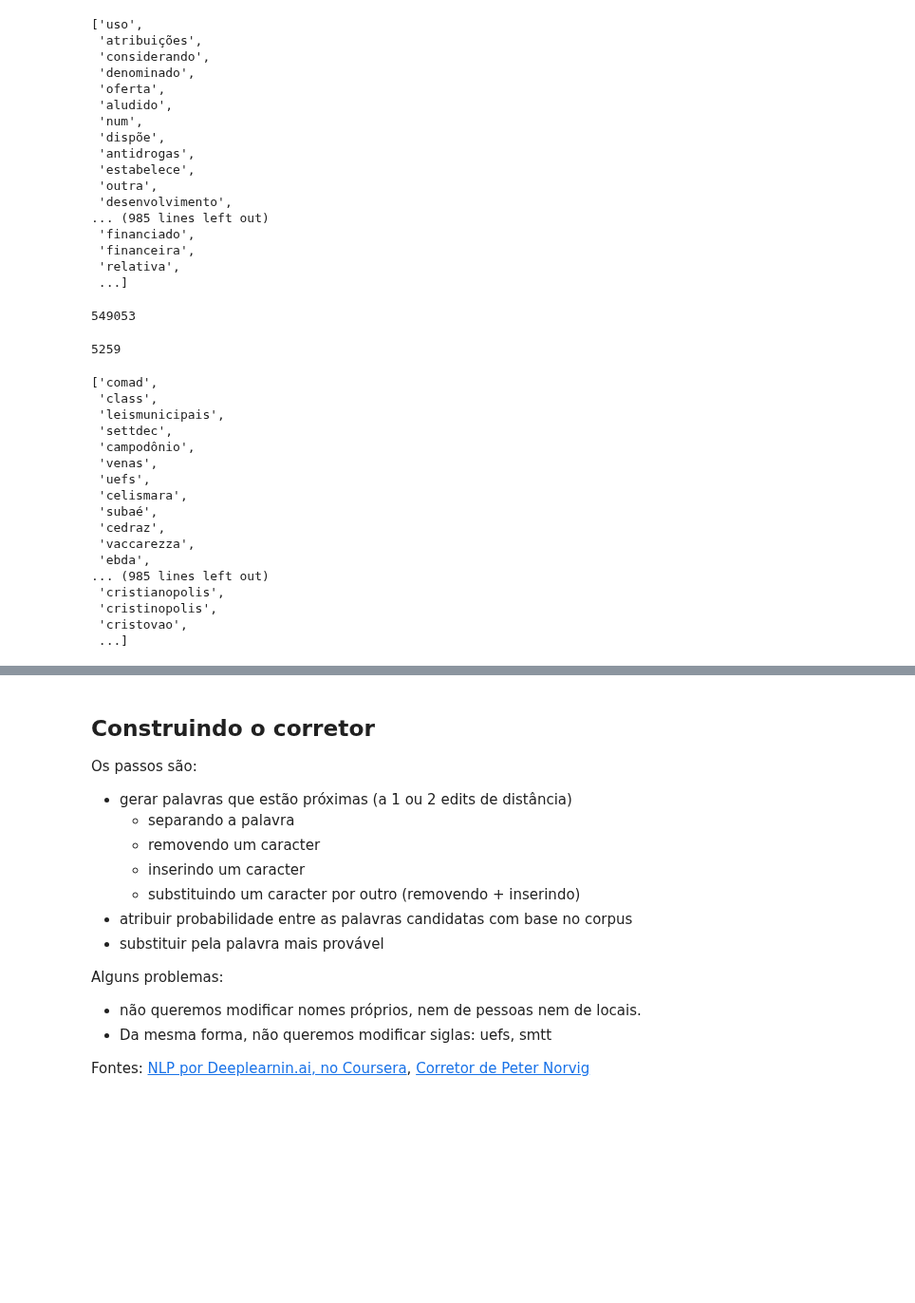
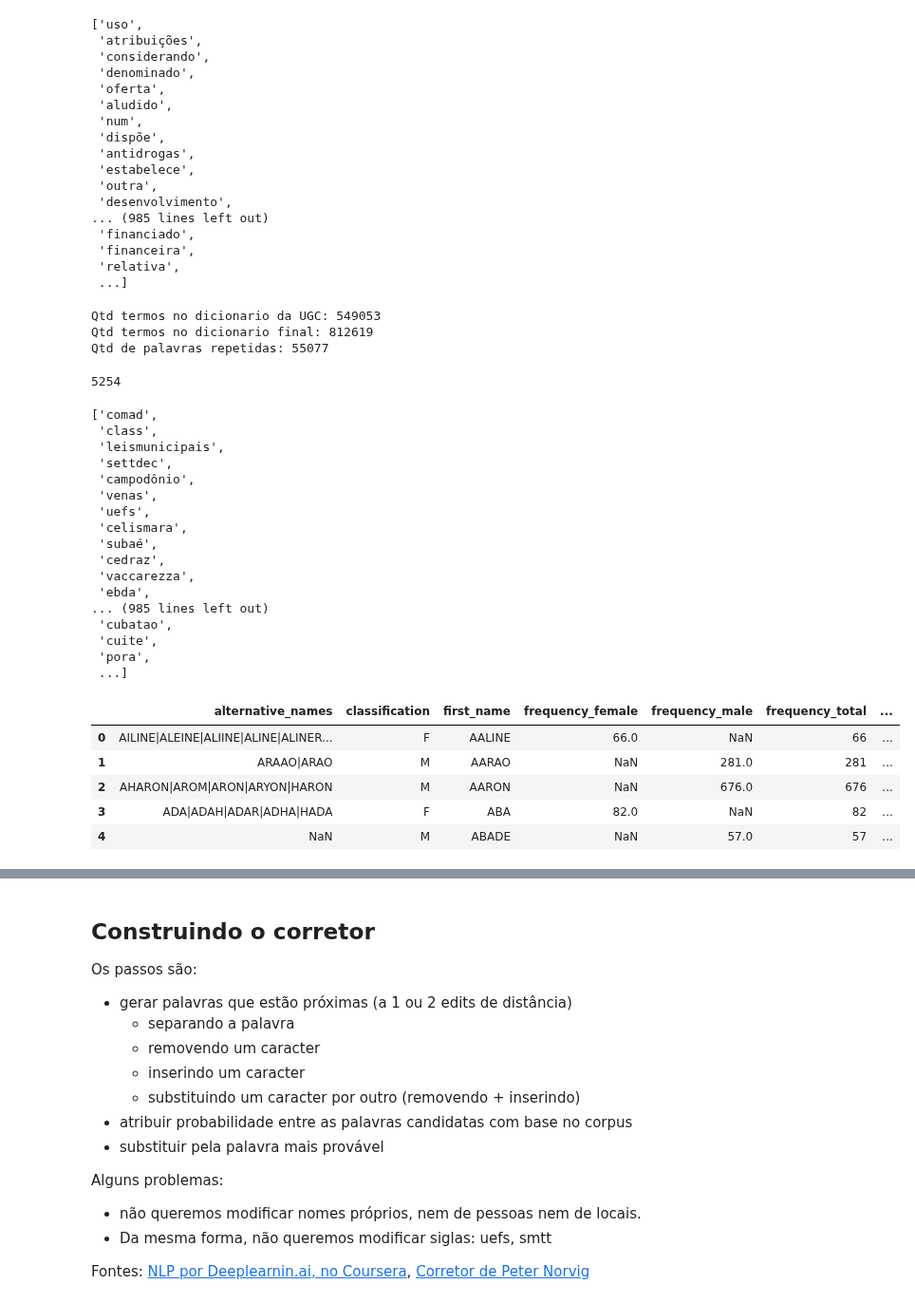
Before and after one commit to DadosAbertosDeFeira/analises, a Jupyter notebook: analysis/autocorrect.ipynb, the cells around one changed output, grey strips where cells are left out. Shown at 95% size. Saved outputs shown, nothing was run; the diff lists cells and outputs as text; code cells hidden in the pictures; blank space fills up the shorter version.

Commit message:
Adiciona dicionario de nomes e calculo de probabilidade de separacoes

```diff
--- a/analysis/autocorrect.ipynb
+++ b/analysis/autocorrect.ipynb
@@ -152,18 +155,23 @@ palavras_erradas
  'relativa',
  ...]
 # %%
-dic_ugc = []
+dic_ugc = set()
 with open('.dicio/dicio_UGC.txt') as f:
     dic_ugc = [linha.split(',')[0] for linha in f]
-len(dic_ugc)
+dicionario = dicionario.union(dic_ugc)
+print(f'Qtd termos no dicionario da UGC: {len(dic_ugc)}')
+print(f'Qtd termos no dicionario final: {len(dicionario)}')
+print(f'Qtd de palavras repetidas: {len(dic_ugc) + qtd_termos - len(dicionario)}')
 # %% [output]
-549053
+Qtd termos no dicionario da UGC: 549053
+Qtd termos no dicionario final: 812619
+Qtd de palavras repetidas: 55077
 # %%
-palavras_erradas_ugc = [palavra for palavra in palavras_erradas if palavra not in dic_ugc]
-print(len(palavras_erradas_ugc))
-palavras_erradas_ugc
+palavras_erradas = [palavra for palavra in palavras_erradas if palavra not in dicionario]
+print(len(palavras_erradas))
+palavras_erradas
 # %% [output]
-5259
+5254
 ['comad',
  'class',
  'leismunicipais',
@@ -177,7 +185,17 @@ palavras_erradas_ugc
  'vaccarezza',
  'ebda',
 ... (985 lines left out)
- 'cristianopolis',
- 'cristinopolis',
- 'cristovao',
+ 'cubatao',
+ 'cuite',
+ 'pora',
  ...]
+# %%
+nomes = pd.read_csv('./.dicio/nomes.csv')
+nomes.head()
+# %% [output]
+|  | alternative_names | classification | first_name | frequency_female | frequency_male | frequency_total | ... |
+| 0 | AILINE|ALEINE|ALIINE|ALINE|ALINER... | F | AALINE | 66.0 | NaN | 66 | ... |
+| 1 | ARAAO|ARAO | M | AARAO | NaN | 281.0 | 281 | ... |
+| 2 | AHARON|AROM|ARON|ARYON|HARON | M | AARON | NaN | 676.0 | 676 | ... |
+| 3 | ADA|ADAH|ADAR|ADHA|HADA | F | ABA | 82.0 | NaN | 82 | ... |
+| 4 | NaN | M | ABADE | NaN | 57.0 | 57 | ... |
```
Also changed, not shown: parts of 12 cells of this notebook.
